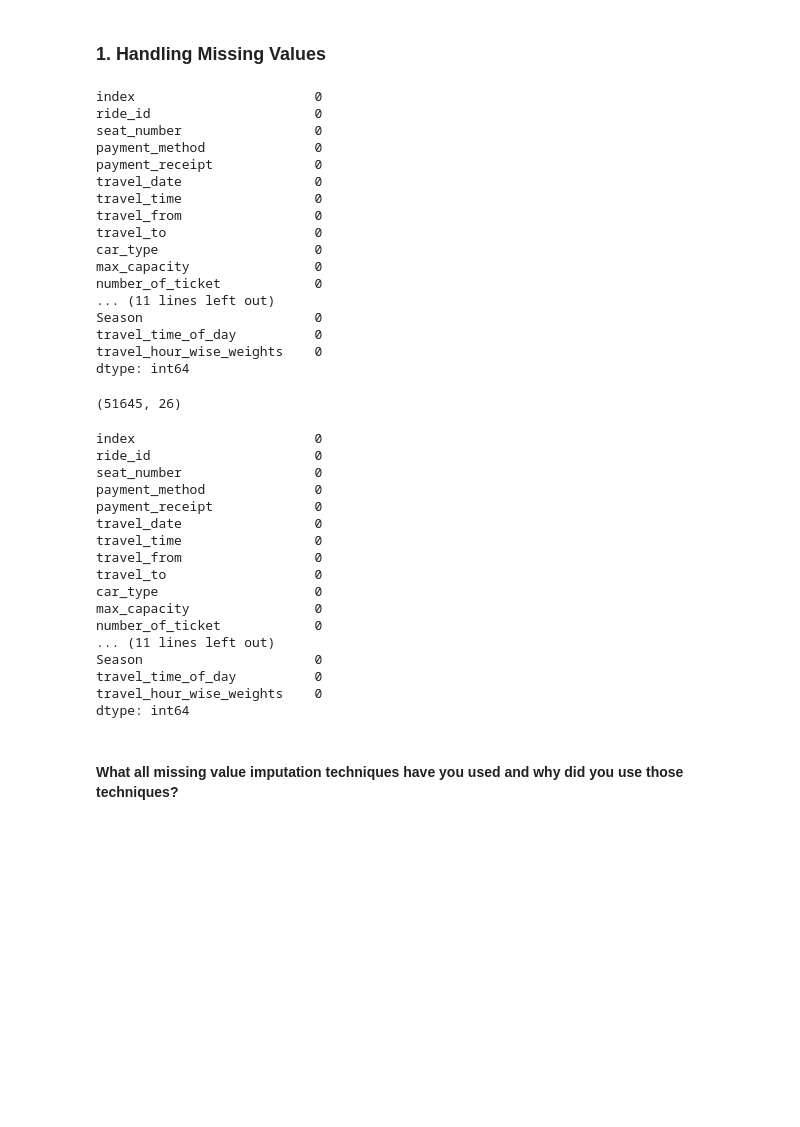
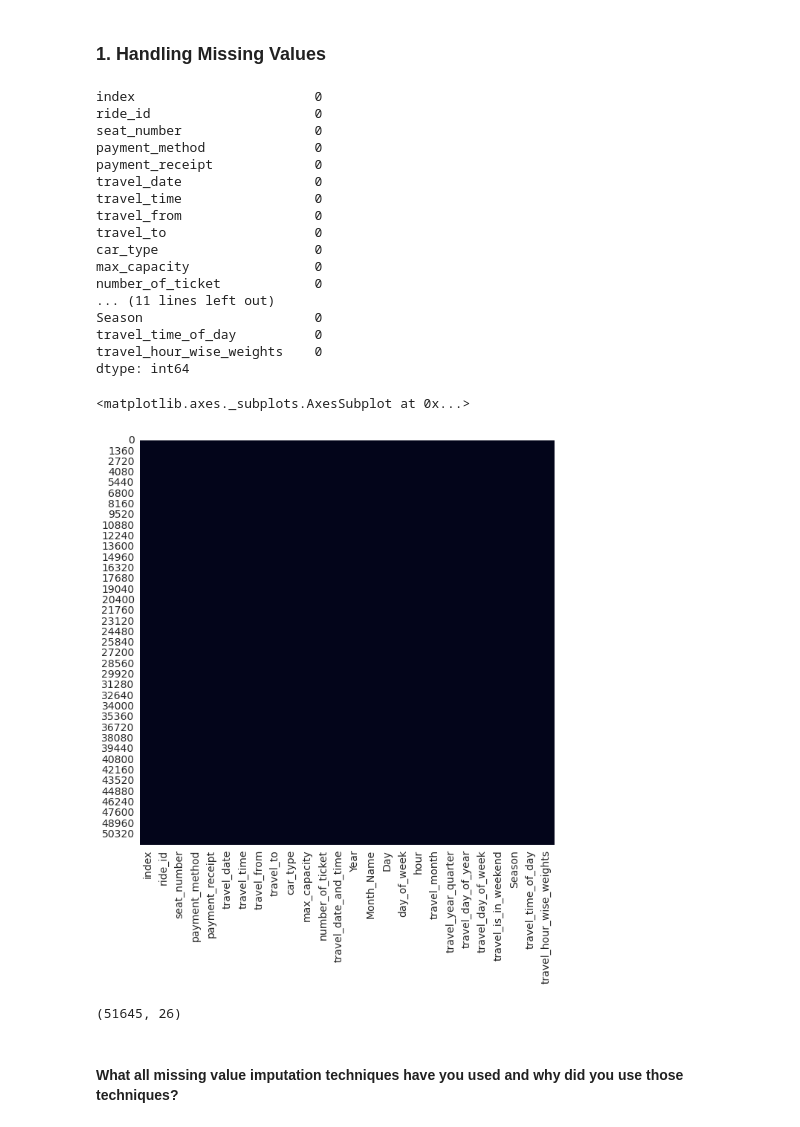
Before and after one commit to maxashoka3/Transport-Demand-Prediction, a Jupyter notebook: Transport_Demand_Prediction.ipynb, the cells around one changed output. Cells and saved outputs as stored; diff of their text form; code cells hidden in the pictures; blank space fills up the shorter version.

```diff
--- a/Transport_Demand_Prediction.ipynb
+++ b/Transport_Demand_Prediction.ipynb
@@ -1493,28 +1527,30 @@ Non-parametric tests are most useful for small studies. Using non-parametric tes
 # %%
 # Handling Missing Values & Missing Value Imputation
 
 print(df.isnull().sum())
 
 # Visualizing the missing values
 # Checking Null Value by plotting Heatmap
 
-#sns.heatmap(df.isnull(), cbar=False)
+sns.heatmap(df.isnull(), cbar=False)
 # %% [output]
 index                       0
 ride_id                     0
 seat_number                 0
 payment_method              0
 payment_receipt             0
 travel_date                 0
 travel_time                 0
 travel_from                 0
 travel_to                   0
 car_type                    0
 max_capacity                0
 number_of_ticket            0
 ... (11 lines left out)
 Season                      0
 travel_time_of_day          0
 travel_hour_wise_weights    0
 dtype: int64
+<matplotlib.axes._subplots.AxesSubplot at 0x...>
+[figure, added]
 # %%
@@ -1522,26 +1559,6 @@ df.dropna(inplace= True)
 df.shape
 # %% [output]
 (51645, 26)
-# %%
-df.isna().sum()
-# %% [output]
-index                       0
-ride_id                     0
-seat_number                 0
-payment_method              0
-payment_receipt             0
-travel_date                 0
-travel_time                 0
-travel_from                 0
-travel_to                   0
-car_type                    0
-max_capacity                0
-number_of_ticket            0
-... (11 lines left out)
-Season                      0
-travel_time_of_day          0
-travel_hour_wise_weights    0
-dtype: int64
 # %% [markdown]
 #### What all missing value imputation techniques have you used and why did you use those techniques?
 # %% [markdown]
```
Also changed, not shown: parts of 85 cells of this notebook.
